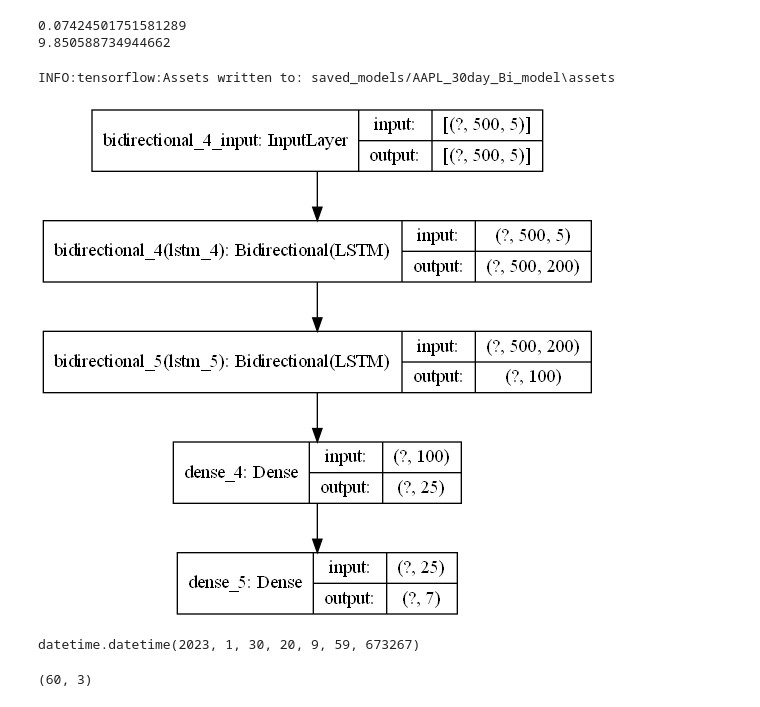
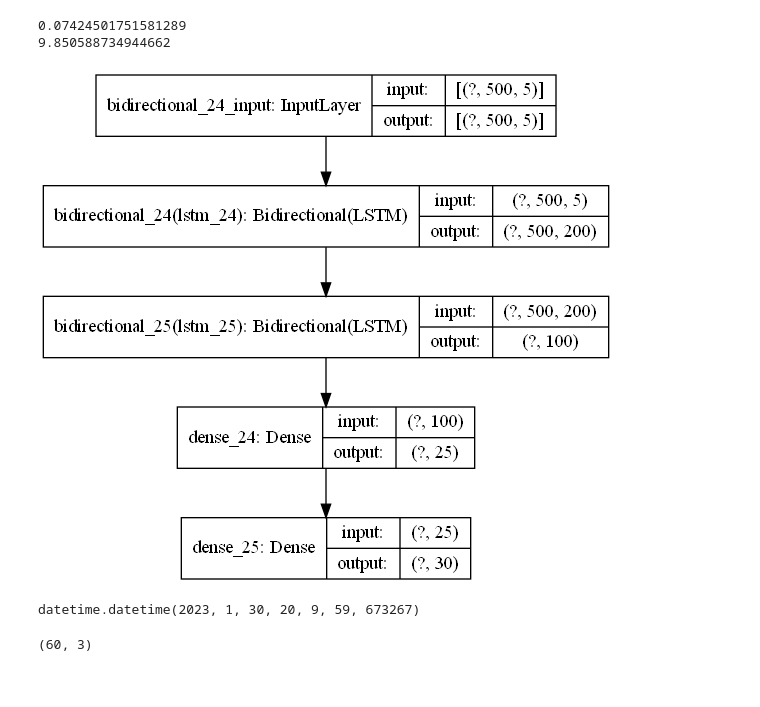
Before and after one commit to Satya-Aditya-k/DS2, a Jupyter notebook: stock_close_price_prediction.ipynb, the cells around one changed output. Cells and saved outputs as stored; diff of their text form; code cells hidden in the pictures.

Commit message:
update aapl 30 day

```diff
--- a/stock_close_price_prediction.ipynb
+++ b/stock_close_price_prediction.ipynb
@@ -203,15 +205,13 @@ print(mean_absolute_error(np.array(df_left['Close']), np.array(df_f['Forecast'])
 0.07424501751581289
 9.850588734944662
 # %%
-stock_model.save('saved_models/AAPL_30day_Bi_model')
-#stock_model = tf.keras.models.load_model('saved_models/AMZN_60day_Bi_model')
+#stock_model.save('saved_models/AAPL_30day_Bi_model')
+stock_model = tf.keras.models.load_model('saved_models/AAPL_30day_Bi_model')
-# %% [output]
-INFO:tensorflow:Assets written to: saved_models/AAPL_30day_Bi_model\assets
 # %%
-ifile = 'model_archs/AMZN_60day_model.png'
+ifile = 'model_archs/AAPL_30day_Bi_model.png'
 tf.keras.utils.plot_model(stock_model, to_file = ifile, show_shapes = True, show_layer_names = True)
 # %% [output]
-[figure, old version]
+[figure, new version]
 # %%
 dummy = datetime.now()
 # %%
@@ -220,10 +220,10 @@ dummy
 datetime.datetime(2023, 1, 30, 20, 9, 59, 673267)
 # %%
 business_days = pd.bdate_range(dummy,periods=7)
-# %%
-df_f.shape
-# %% [output]
-(60, 3)
+# %%
+df_f.shape
+# %% [output]
+(60, 3)
 # %%
 from datetime import datetime, timedelta
 today = datetime.now()
```
Also changed, not shown: parts of 8 cells of this notebook, 1 other file.
